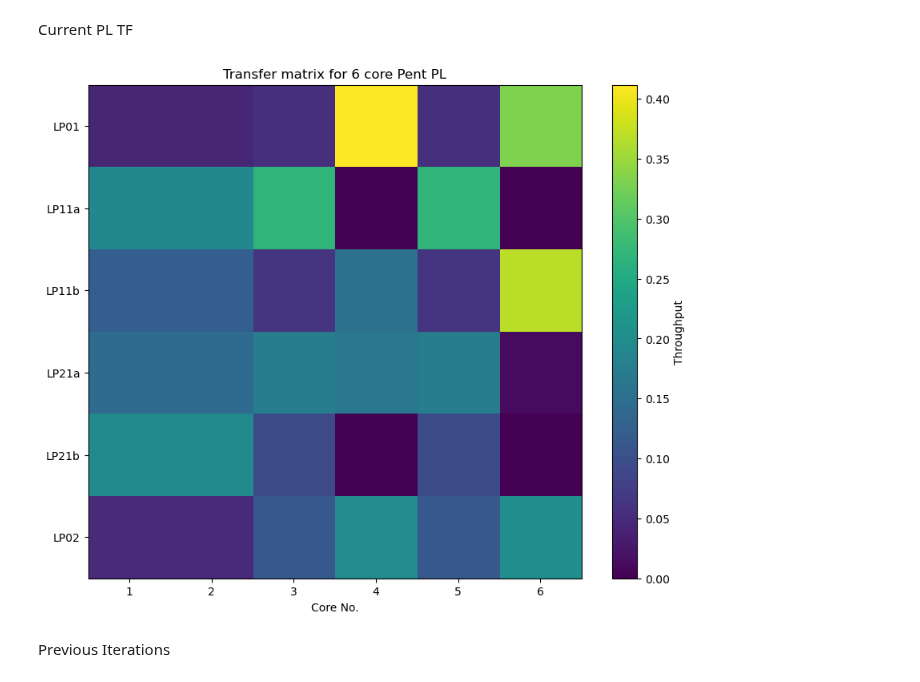
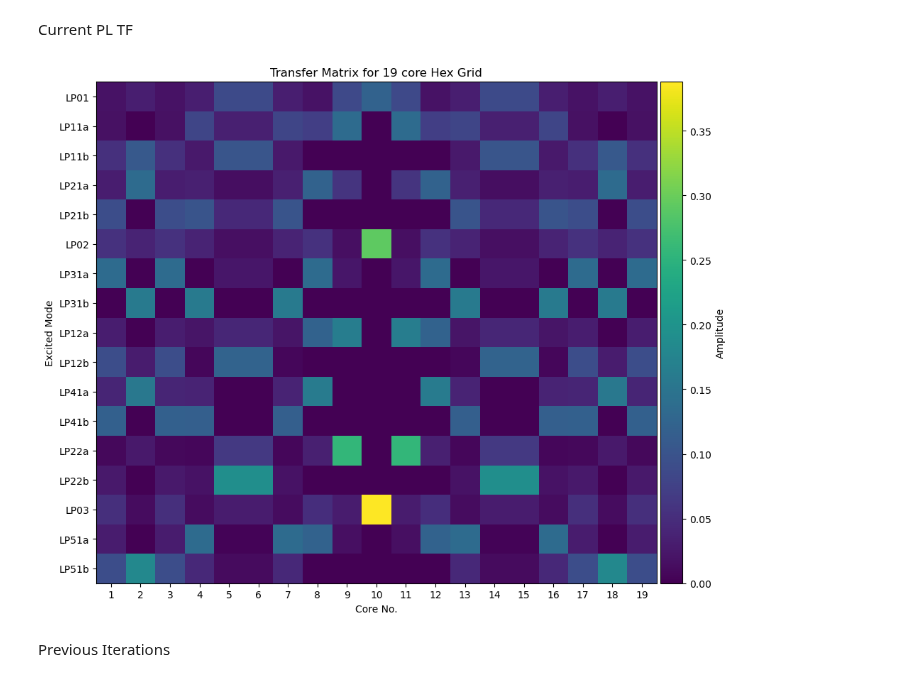
Before and after one commit to SAIL-Labs/RSoft-Automaton, a Jupyter notebook: Data_Manip.ipynb, the cells around one changed output. Saved outputs shown, nothing was run; the diff lists cells and outputs as text; code cells hidden in the pictures.

```diff
--- a/Data_Manip.ipynb
+++ b/Data_Manip.ipynb
@@ -212,16 +209,63 @@ Testing ground below here
 # plt.show()
 # %% [markdown]
 Current PL TF
-# %%
-'''
-Monitor Normalization: Local Power
-Launch Field Normalization: Unit Power
-'''
-import numpy as np, matplotlib.pyplot as plt
-
-plot_tf_matrix(tf_list[0], tf_list[1], tf_list[2], tf_list[3], tf_list[4], tf_list[5], simulation_val)
-# %% [output]
-[figure, removed]
+# %%
+from RSoftSimulation import RSoftSim
+from Circuit_Properties import *
+from Functions import *
+from HexProperties import *
+import numpy as np
+
+'''
+Monitor Normalization: Local Power
+Launch Field Normalization: Unit Power
+'''
+import numpy as np, matplotlib.pyplot as plt
+# simulation_val = {
+#     "launch_type": LaunchType.SM,
+#     "monitor_type": Monitor_Prop.FIBRE_MODE_POWER,
+#     # "mon_type": "pathway_mon",
+#     "grid_type": "Hex",
+#     "comp": Monitor_comp.BOTH,
+#     "grid_size": 0.5,
+#     "grid_size_y": 0.5,
+#     "step_size": 1,
+#     "launch_tilt": 1,
+#     "launch_mode": -5,
+#     "launch_mode_radial": 1, # note: setting this to "*" will automatically set "launch_mode" to "*" in RSoft
+#     "monitor_normalization": 1,
+#     "launch_normalization": 0,
+#     "core_to_monitor": 4,
+#     "metric": 'TF',
+#     "num_paras": 144, # number of samples to choose
+#     "batch_num": 6, # number of concurrent simulations to run
+#     "core_delta": 0.0122895,
+#     # these bottom 2 MUST be here for mode selective behaviour
+#     "mode_selective": 1, # 0 is no mode-selectivity
+#     "core_num": 19,
+# }
+tf_vectors = [
+    ("LP01", [1.0, 0.018910009, 0.032585058, 0.018910009, 0.0328222959999999, 0.0870672099999999, 0.0870672099999999, 0.0328222959999999, 0.019155321, 0.085855107, 0.12232377, 0.085855107, 0.019155321, 0.0328222959999999, 0.0870672099999999, 0.0870672099999999, 0.0328222959999999, 0.018910009, 0.032585058, 0.018910009]),
+    ("LP11a", [1.0, 0.0180404209999999, 1.6725118e-31, 0.0180404209999999, 0.081380957, 0.0345633729999999, 0.0345633729999999, 0.081380957, 0.072612711, 0.1356927299999999, 6.3068746e-31, 0.1356927299999999, 0.072612711, 0.081380957, 0.0345633729999999, 0.0345633729999999, 0.081380957, 0.0180404209999999, 1.3643542e-31, 0.0180404209999999]),
+    ("LP11b", [1.0, 0.054497325, 0.1075675699999999, 0.054497325, 0.027094344, 0.10269006, 0.10269006, 0.027094344, 1.6840662999999998e-31, 7.620119500000002e-32, 7.9625844e-32, 4.9167847000000003e-32, 1.3709131e-31, 0.027094344, 0.10269006, 0.10269006, 0.027094344, 0.054497325, 0.1075675699999999, 0.054497325]),
+    ("LP21a", [1.0, 0.0311294919999999, 0.13485039, 0.0311294919999999, 0.034198793, 0.01480594, 0.01480594, 0.034198793, 0.1225868699999999, 0.058650039, 3.1229172000000008e-06, 0.058650039, 0.1225868699999999, 0.034198793, 0.01480594, 0.01480594, 0.034198793, 0.0311294919999999, 0.13485039, 0.0311294919999999]),
+    ("LP21b", [1.0, 0.091963633, 2.0284247e-32, 0.091963633, 0.10133608, 0.044891946, 0.044891946, 0.10133608, 2.8821327e-31, 1.3015546000000002e-31, 5.583869400000001e-32, 1.06038486e-31, 6.0685458e-32, 0.10133608, 0.044891946, 0.044891946, 0.10133608, 0.091963633, 1.12181711e-32, 0.091963633]),
+    ("LP02", [1.0, 0.055549666, 0.0388735579999999, 0.055549666, 0.0392459489999999, 0.015597864, 0.015597864, 0.0392459489999999, 0.055340148, 0.015723117, 0.29095798, 0.015723117, 0.055340148, 0.0392459489999999, 0.015597864, 0.015597864, 0.0392459489999999, 0.055549666, 0.0388735579999999, 0.055549666]),
+    ("LP31a", [1.0, 0.13529526, 4.339508300000001e-33, 0.13529526, 5.1804258e-07, 0.0235504229999999, 0.0235504229999999, 5.1804258e-07, 0.13533732, 0.023311377, 2.0341293000000005e-31, 0.023311377, 0.13533732, 5.1804258e-07, 0.0235504229999999, 0.0235504229999999, 5.1804258e-07, 0.13529526, 1.5792857e-31, 0.13529526]),
+    ("LP31b", [1.0, 3.7448976e-07, 0.15819945, 3.7448976e-07, 0.1586802399999999, 1.02199446e-06, 1.02199446e-06, 0.1586802399999999, 1.04986665e-32, 1.9250526e-31, 4.8003185999999996e-33, 6.5753099e-32, 1.6510435e-31, 0.1586802399999999, 1.02199446e-06, 1.02199446e-06, 0.1586802399999999, 3.7448976e-07, 0.15819945, 3.7448976e-07]),
+    ("LP12a", [1.0, 0.03097029, 1.2295746e-31, 0.03097029, 0.021767173, 0.0417020789999999, 0.0417020789999999, 0.021767173, 0.12183268, 0.16411763, 3.3026128e-31, 0.16411763, 0.12183268, 0.021767173, 0.0417020789999999, 0.0417020789999999, 0.021767173, 0.03097029, 4.1594161e-32, 0.03097029]),
+    ("LP12b", [1.0, 0.092134364, 0.029047418, 0.092134364, 0.007248588, 0.12346428, 0.12346428, 0.007248588, 2.5430405000000005e-31, 2.8934199e-32, 3.3551901e-31, 1.04109814e-31, 1.3107849e-31, 0.007248588, 0.12346428, 0.12346428, 0.007248588, 0.092134364, 0.029047418, 0.092134364]),
+    ("LP41a", [1.0, 0.039492606, 0.15596717, 0.039492606, 0.03913256, 0.0003467743, 0.0003467743, 0.03913256, 0.16058867, 0.0012725382, 7.962580800000001e-07, 0.0012725382, 0.16058867, 0.03913256, 0.0003467743, 0.0003467743, 0.03913256, 0.039492606, 0.15596717, 0.039492606]),
+    ("LP41b", [1.0, 0.11958225, 6.450253000000001e-32, 0.11958225, 0.11722366, 0.0010082589, 0.0010082589, 0.11722366, 1.9419692999999999e-32, 9.1843559e-33, 7.1827383e-33, 1.8366263000000002e-32, 2.9417225999999995e-32, 0.11722366, 0.0010082589, 0.0010082589, 0.11722366, 0.11958225, 1.4252091000000001e-31, 0.11958225]),
+    ("LP22a", [1.0, 0.0087053603, 0.0257825299999999, 0.0087053603, 0.0062609268, 0.064172278, 0.064172278, 0.0062609268, 0.034584485, 0.2573699399999999, 6.8914895e-06, 0.2573699399999999, 0.034584485, 0.0062609268, 0.064172278, 0.064172278, 0.0062609268, 0.0087053603, 0.0257825299999999, 0.0087053603]),
+    ("LP22b", [1.0, 0.026534231, 1.6218836000000003e-32, 0.026534231, 0.019439152, 0.19206236, 0.19206236, 0.019439152, 1.8429294e-31, 3.4430675000000004e-31, 7.6173271e-32, 2.8865912e-31, 1.4966685e-31, 0.019439152, 0.19206236, 0.19206236, 0.019439152, 0.026534231, 1.470845e-33, 0.026534231]),
+    ("LP03", [1.0, 0.051938392, 0.012716686, 0.051938392, 0.012392344, 0.0299382429999999, 0.0299382429999999, 0.012392344, 0.051057155, 0.029931218, 0.38777669, 0.029931218, 0.051057155, 0.012392344, 0.0299382429999999, 0.0299382429999999, 0.012392344, 0.051938392, 0.012716686, 0.051938392]),
+    ("LP51a", [1.0, 0.030261635, 2.7163384999999994e-32, 0.030261635, 0.13482353, 0.0038855563999999, 0.0038855563999999, 0.13482353, 0.12245169, 0.015541058, 1.1929102e-32, 0.015541058, 0.12245169, 0.13482353, 0.0038855563999999, 0.0038855563999999, 0.13482353, 0.030261635, 4.6555389000000003e-32, 0.030261635]),
+    ("LP51b", [1.0, 0.0911857049999999, 0.18065875, 0.0911857049999999, 0.044820163, 0.011597246, 0.011597246, 0.044820163, 1.7297512000000002e-31, 7.425553700000001e-32, 8.539240700000001e-32, 1.042863e-31, 2.4333851e-31, 0.044820163, 0.011597246, 0.011597246, 0.044820163, 0.0911857049999999, 0.18065875, 0.0911857049999999])
+]
+plot_tf_matrix(tf_vectors, simulation_val)
+# %% [output]
+[figure, added]
 # %%
 # '''
 # Monitor Normalization: Input Power
```
Also changed, not shown: parts of 2 cells of this notebook, 37 other files.
